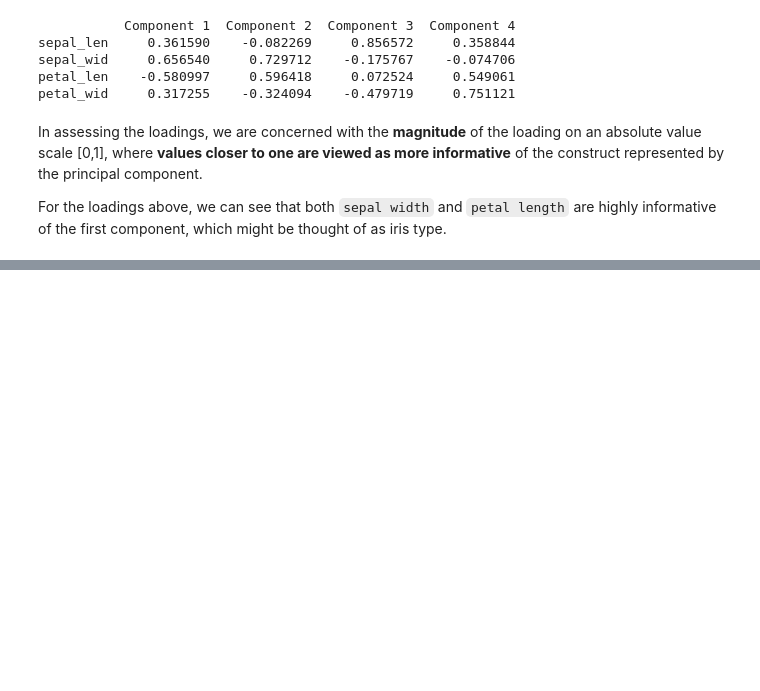
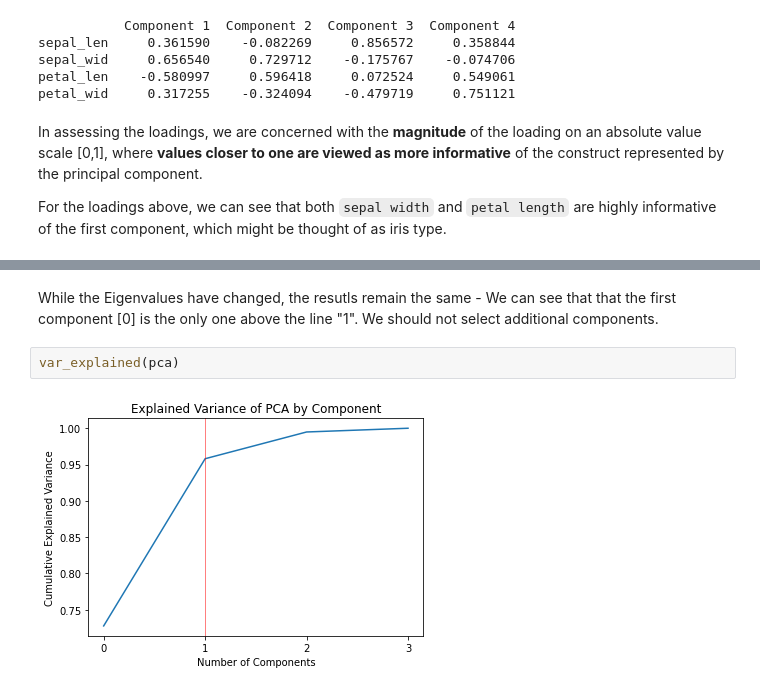
Before and after one commit to FabG/dimred, a Jupyter notebook: dimred/notebooks/pca_lda_iris.ipynb, the cells around one changed output, grey strips where cells are left out. Cells and saved outputs as stored; diff of their text form; blank space fills up the shorter version.

```diff
--- a/dimred/notebooks/pca_lda_iris.ipynb
+++ b/dimred/notebooks/pca_lda_iris.ipynb
@@ -270,0 +307,6 @@ For the loadings above, we can see that both `sepal width` and `petal length` ar
+# %% [markdown]
+While the Eigenvalues have changed, the resutls remain the same - We can see that that the first component [0] is the only one above the line "1". We should not select additional components.
+# %%
+var_explained(pca)
+# %% [output]
+[figure, added]
```
Also changed, not shown: parts of 17 cells of this notebook, 4 other files.
